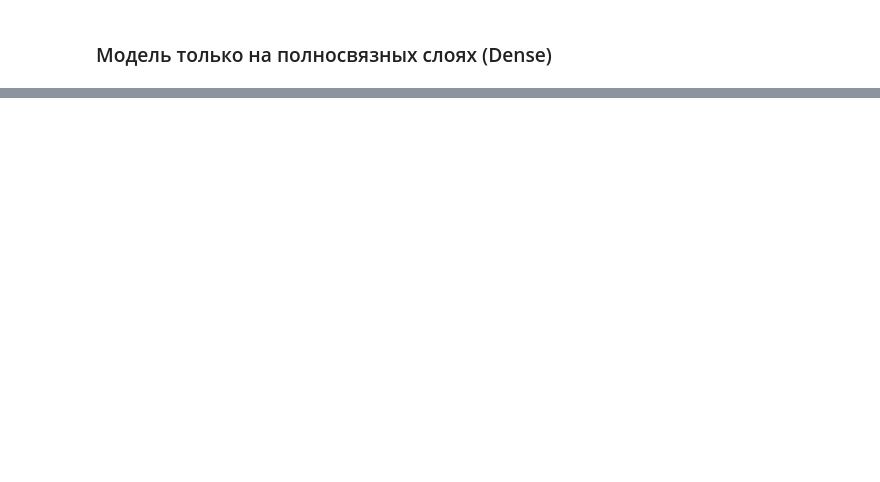
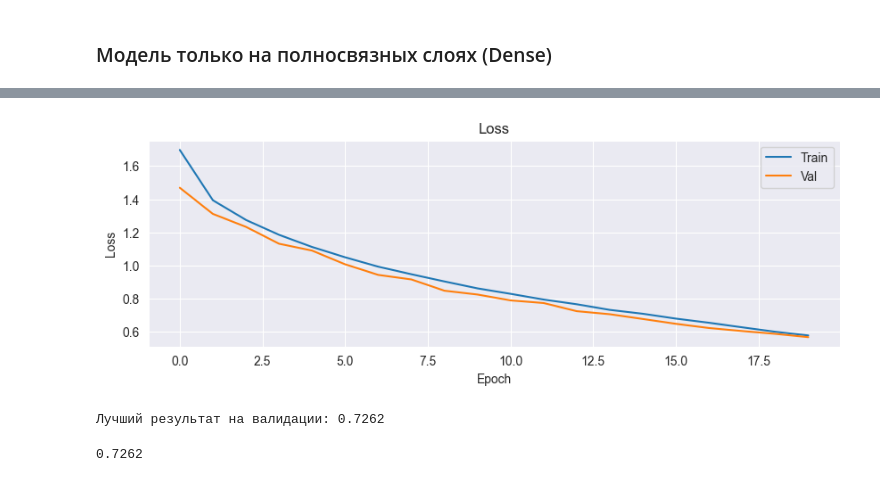
Before and after one commit to Alowator/Deep_Learning, a Jupyter notebook: 1/Task1.ipynb, the cells around one changed output, grey strips where cells are left out. Cells and saved outputs as stored; diff of their text form; code cells hidden in the pictures; blank space fills up the shorter version.

```diff
--- a/1/Task1.ipynb
+++ b/1/Task1.ipynb
@@ -144,0 +165,6 @@ test_layer_size(1, num_epochs=10)
+# %%
+test(ConvModel(), num_epochs=20)
+# %% [output]
+[figure, added]
+Лучший результат на валидации: 0.7262
+0.7262
```
Also changed, not shown: parts of 10 cells of this notebook, 2 other files.
